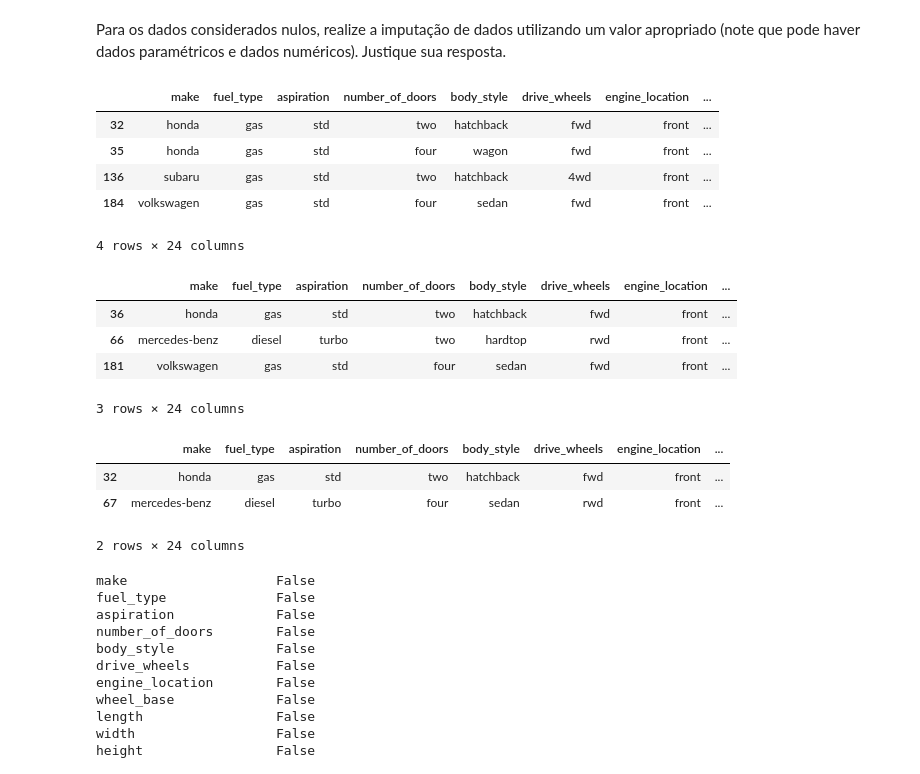
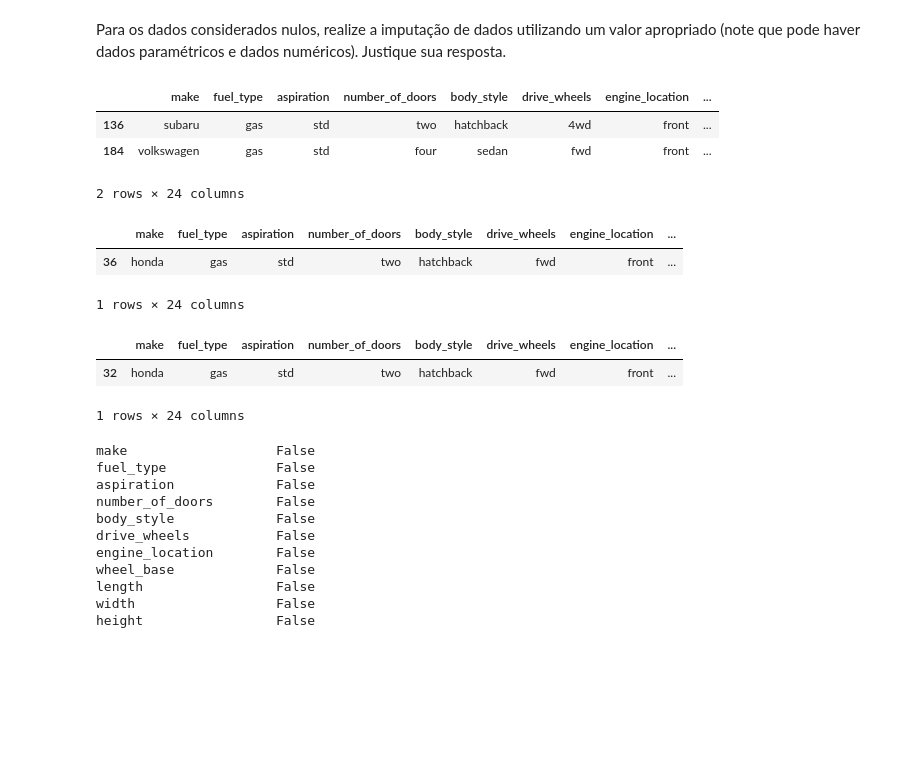
Before and after one commit to augustocrf/fiap_entrega_final_-prog-ia-python-capstone, a Jupyter notebook: projeto-final/automobile-price-prediction.ipynb, the cells around one changed output. Cells and saved outputs as stored; diff of their text form; code cells hidden in the pictures; blank space fills up the shorter version.

Commit message:
by Marcelo Muzilli - Atualização do Dataframe df_automobile

```diff
--- a/projeto-final/automobile-price-prediction.ipynb
+++ b/projeto-final/automobile-price-prediction.ipynb
@@ -214,29 +214,24 @@ dtype: bool
 # %% [markdown]
 Para os dados considerados nulos, realize a imputação de dados utilizando um valor apropriado (note que pode haver dados paramétricos e dados numéricos). Justique sua resposta.
 # %%
-df_automobile_norm[df_automobile_norm["peak_rpm"].isnull()]
+df_automobile[df_automobile["peak_rpm"].isnull()]
 # %% [output]
 |  | make | fuel_type | aspiration | number_of_doors | body_style | drive_wheels | engine_location | ... |
-| 32 | honda | gas | std | two | hatchback | fwd | front | ... |
-| 35 | honda | gas | std | four | wagon | fwd | front | ... |
 | 136 | subaru | gas | std | two | hatchback | 4wd | front | ... |
 | 184 | volkswagen | gas | std | four | sedan | fwd | front | ... |
-4 rows × 24 columns
+2 rows × 24 columns
 # %%
-df_automobile_norm[df_automobile_norm["city_mpg"].isnull()]
+df_automobile[df_automobile["city_mpg"].isnull()]
 # %% [output]
 |  | make | fuel_type | aspiration | number_of_doors | body_style | drive_wheels | engine_location | ... |
 | 36 | honda | gas | std | two | hatchback | fwd | front | ... |
-| 66 | mercedes-benz | diesel | turbo | two | hardtop | rwd | front | ... |
-| 181 | volkswagen | gas | std | four | sedan | fwd | front | ... |
-3 rows × 24 columns
+1 rows × 24 columns
 # %%
-df_automobile_norm[df_automobile_norm["highway_mpg"].isnull()]
+df_automobile[df_automobile["highway_mpg"].isnull()]
 # %% [output]
 |  | make | fuel_type | aspiration | number_of_doors | body_style | drive_wheels | engine_location | ... |
 | 32 | honda | gas | std | two | hatchback | fwd | front | ... |
-| 67 | mercedes-benz | diesel | turbo | four | sedan | rwd | front | ... |
-2 rows × 24 columns
+1 rows × 24 columns
 # %%
 #IMPLEMENTAÇÃO
 
```
Also changed, not shown: parts of 10 cells of this notebook.
